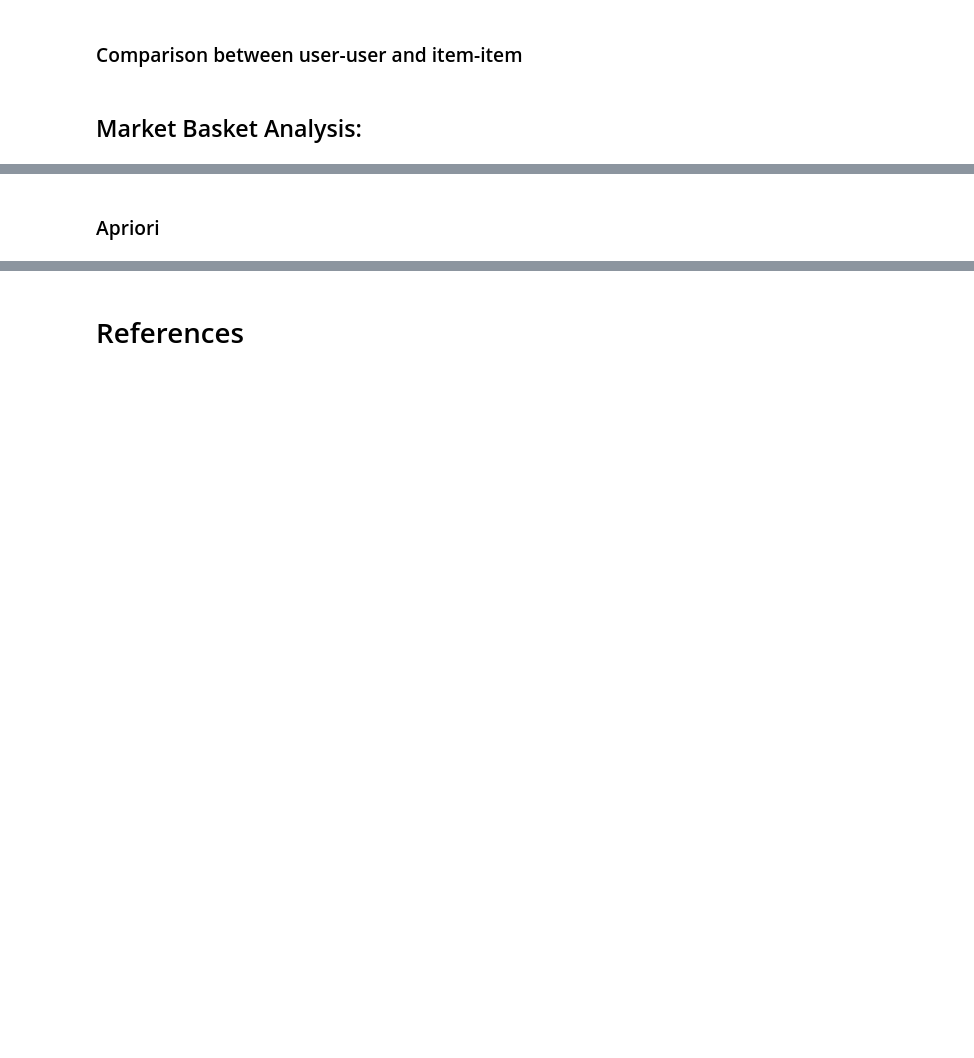
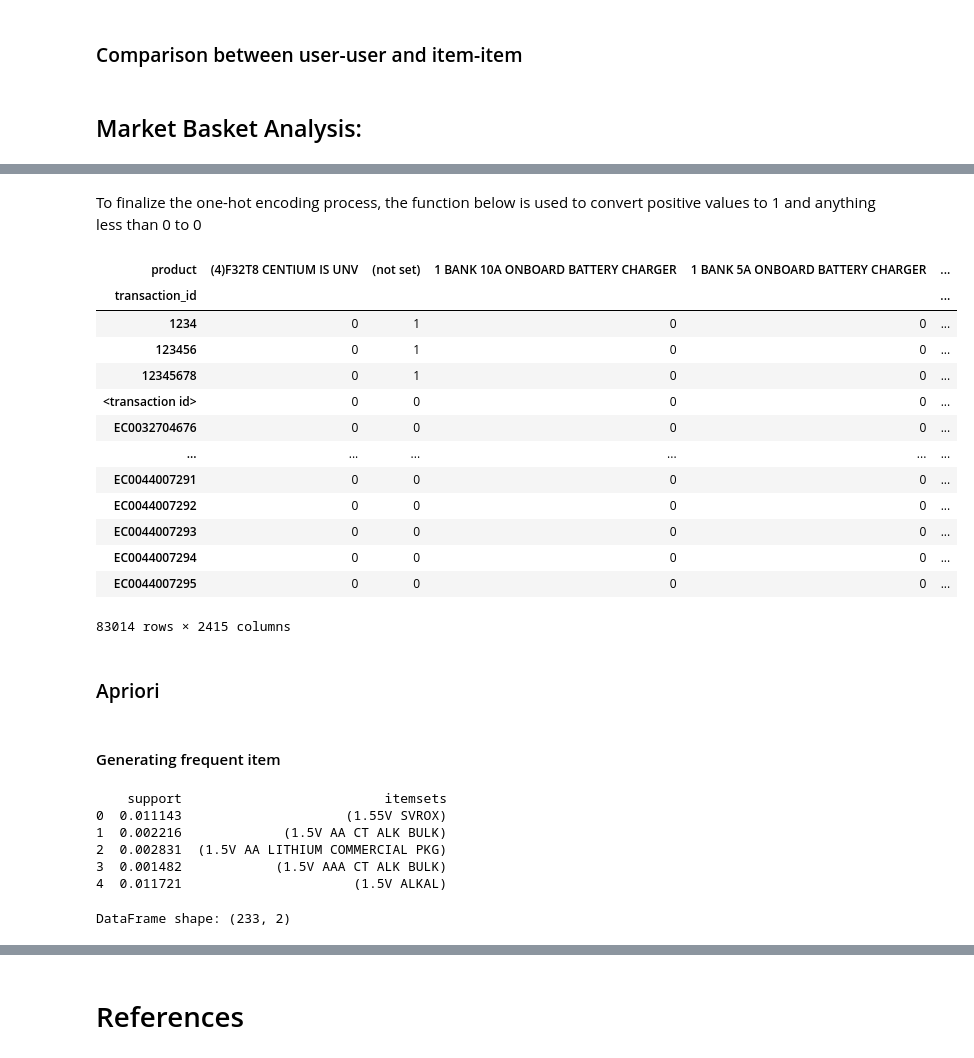
Before and after one commit to Daniela-MB/Recommendation_systems_and_interactive_dashboard, a Jupyter notebook: CA2_integrated_DVT-and-MLB_DanielaBarreto.ipynb, the cells around one changed output, grey strips where cells are left out. Drawn from its saved outputs; the diff is of its cells as text; code cells hidden in the pictures; blank space fills up the shorter version.

Commit message:
Market Basket Analysis

```diff
--- a/CA2_integrated_DVT-and-MLB_DanielaBarreto.ipynb
+++ b/CA2_integrated_DVT-and-MLB_DanielaBarreto.ipynb
@@ -838,0 +887,2 @@ RMSE: 0.7371457883815986
+# %%
+df['Product'] = df['Product'].str.strip()
@@ -838,0 +891,2 @@ RMSE: 0.7371457883815986
+# %%
+df['Transaction ID'] = df['Transaction ID'].astype('str')
@@ -838,0 +895,2 @@ RMSE: 0.7371457883815986
+# %%
+df.rename(columns=({'Product': 'product', 'Product Category (Enhanced Ecommerce)': 'prod_categ', 'Transaction ID': 'transaction_id', 'Unique Purchases': 'unique_purchase', 'Product Revenue': 'prod_revenue'}), inplace=True)
@@ -838,0 +910,5 @@ RMSE: 0.7371457883815986
+# %%
+basket = (df.groupby(['transaction_id', 'product'])['unique_purchase']
+          .sum().unstack().reset_index().fillna(0)
+          .set_index('transaction_id'))
+print(basket)
@@ -839,2 +933,29 @@ RMSE: 0.7371457883815986
+# %% [markdown]
+To finalize the one-hot encoding process, the function below is used to convert positive values to 1 and anything less than 0 to 0
+# %%
+def encode_units(x):
+    if x <= 0:
+        return 0
+    if x >= 1:
+        return 1
+basket_ohe = basket.apply(lambda x: x.map(encode_units))
+basket_ohe
+# %% [output]
+| product | (4)F32T8 CENTIUM IS UNV | (not set) | 1 BANK 10A ONBOARD BATTERY CHARGER | 1 BANK 5A ONBOARD BATTERY CHARGER | ... |
+| transaction_id |  |  |  |  | ... |
+| 1234 | 0 | 1 | 0 | 0 | ... |
+| 123456 | 0 | 1 | 0 | 0 | ... |
+| 12345678 | 0 | 1 | 0 | 0 | ... |
+| <transaction id> | 0 | 0 | 0 | 0 | ... |
+| EC0032704676 | 0 | 0 | 0 | 0 | ... |
+| ... | ... | ... | ... | ... | ... |
+| EC0044007291 | 0 | 0 | 0 | 0 | ... |
+| EC0044007292 | 0 | 0 | 0 | 0 | ... |
+| EC0044007293 | 0 | 0 | 0 | 0 | ... |
+| EC0044007294 | 0 | 0 | 0 | 0 | ... |
+| EC0044007295 | 0 | 0 | 0 | 0 | ... |
+83014 rows × 2415 columns
 # %% [markdown]
 ### Apriori
+# %% [markdown]
+#### Generating frequent item
@@ -840,0 +969,13 @@ RMSE: 0.7371457883815986
+# %%
+print(frequent_itemsets.head())
+# %% [output]
+    support                          itemsets
+0  0.011143                     (1.55V SVROX)
+1  0.002216             (1.5V AA CT ALK BULK)
+2  0.002831  (1.5V AA LITHIUM COMMERCIAL PKG)
+3  0.001482            (1.5V AAA CT ALK BULK)
+4  0.011721                      (1.5V ALKAL)
+# %%
+print("DataFrame shape:", frequent_itemsets.shape)
+# %% [output]
+DataFrame shape: (233, 2)
```
Also changed, not shown: parts of 20 cells of this notebook, 2 other files.
